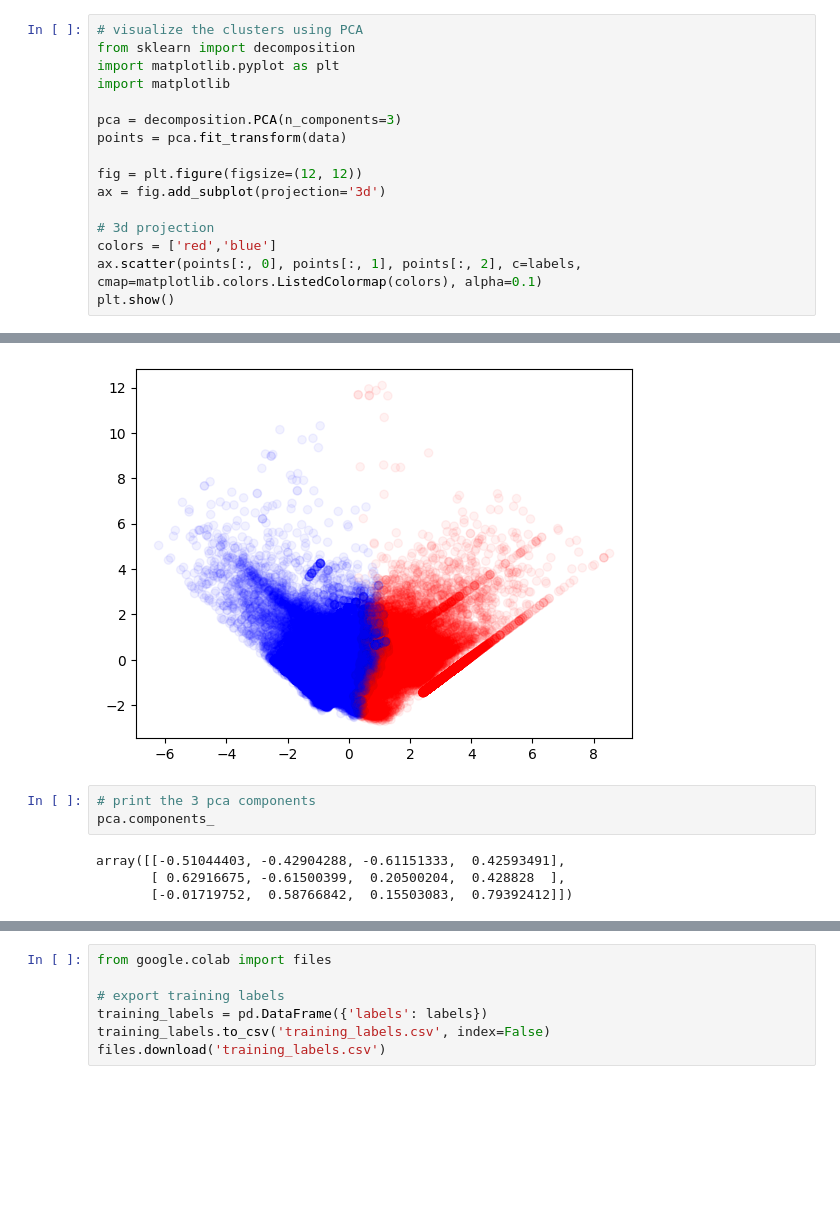
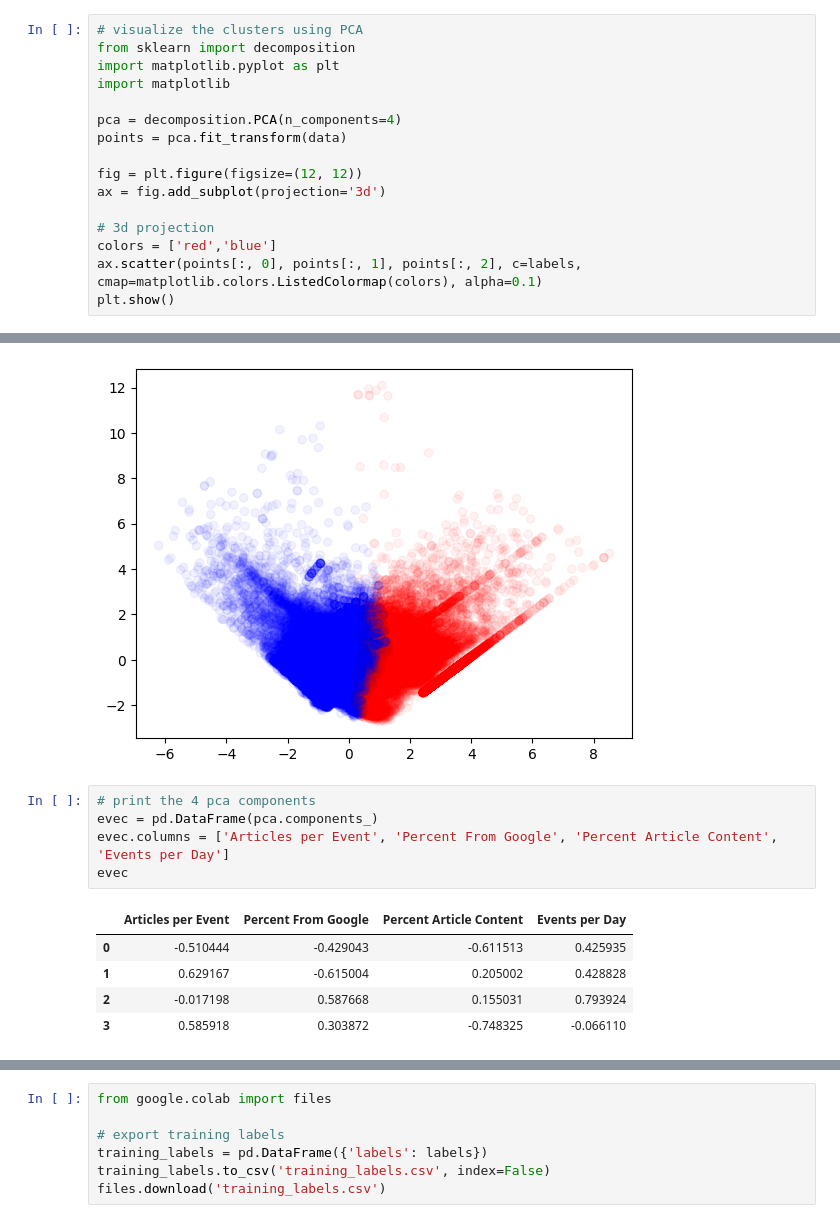
Before and after one commit to Data-ScienceHub/ETM, a Jupyter notebook: Final/Clustering/Clustering.ipynb, the cells around one changed output, grey strips where cells are left out. Drawn from its saved outputs; the diff is of its cells as text; blank space fills up the shorter version.

```diff
--- a/Final/Clustering/Clustering.ipynb
+++ b/Final/Clustering/Clustering.ipynb
@@ -168,7 +168,7 @@ from sklearn import decomposition
 import matplotlib.pyplot as plt
 import matplotlib
 
-pca = decomposition.PCA(n_components=3)
+pca = decomposition.PCA(n_components=4)
 points = pca.fit_transform(data)
 
 fig = plt.figure(figsize=(12, 12))
@@ -186,10 +186,14 @@ plt.scatter(points[:, 0], points[:, 1], c=labels, cmap=matplotlib.colors.ListedC
 plt.show();
 # %% [output]
 [figure]
-# %%
-# print the 3 pca components
-pca.components_
-# %% [output]
-array([[-0.51044403, -0.42904288, -0.61151333,  0.42593491],
-       [ 0.62916675, -0.61500399,  0.20500204,  0.428828  ],
-       [-0.01719752,  0.58766842,  0.15503083,  0.79392412]])
+# %%
+# print the 4 pca components
+evec = pd.DataFrame(pca.components_)
+evec.columns = ['Articles per Event', 'Percent From Google', 'Percent Article Content', 'Events per Day']
+evec
+# %% [output]
+|  | Articles per Event | Percent From Google | Percent Article Content | Events per Day |
+| 0 | -0.510444 | -0.429043 | -0.611513 | 0.425935 |
+| 1 | 0.629167 | -0.615004 | 0.205002 | 0.428828 |
+| 2 | -0.017198 | 0.587668 | 0.155031 | 0.793924 |
+| 3 | 0.585918 | 0.303872 | -0.748325 | -0.066110 |
```
Also changed, not shown: parts of 3 cells of this notebook.
